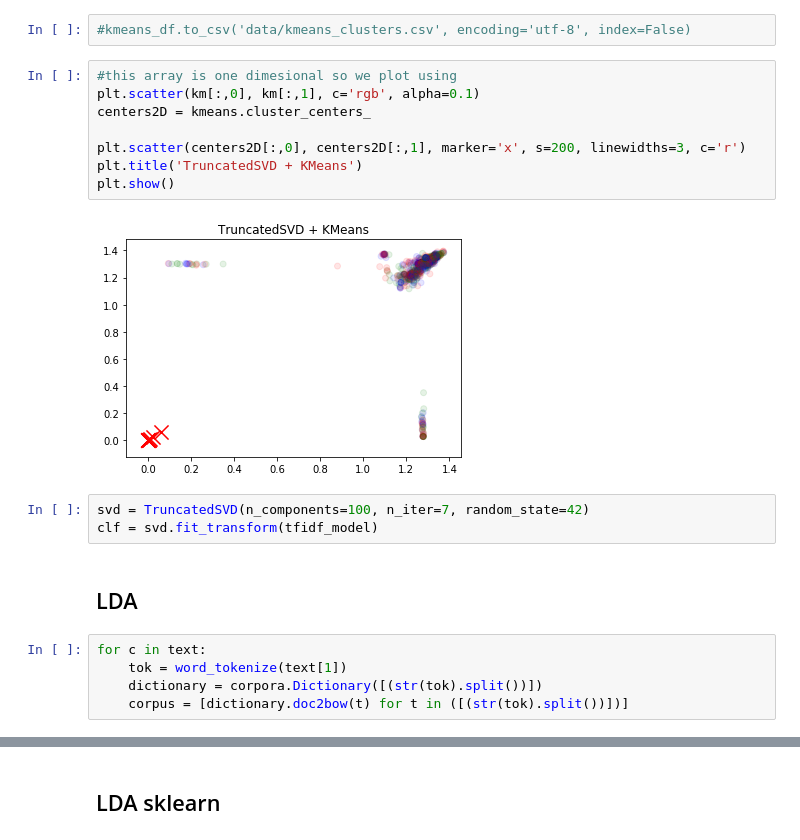
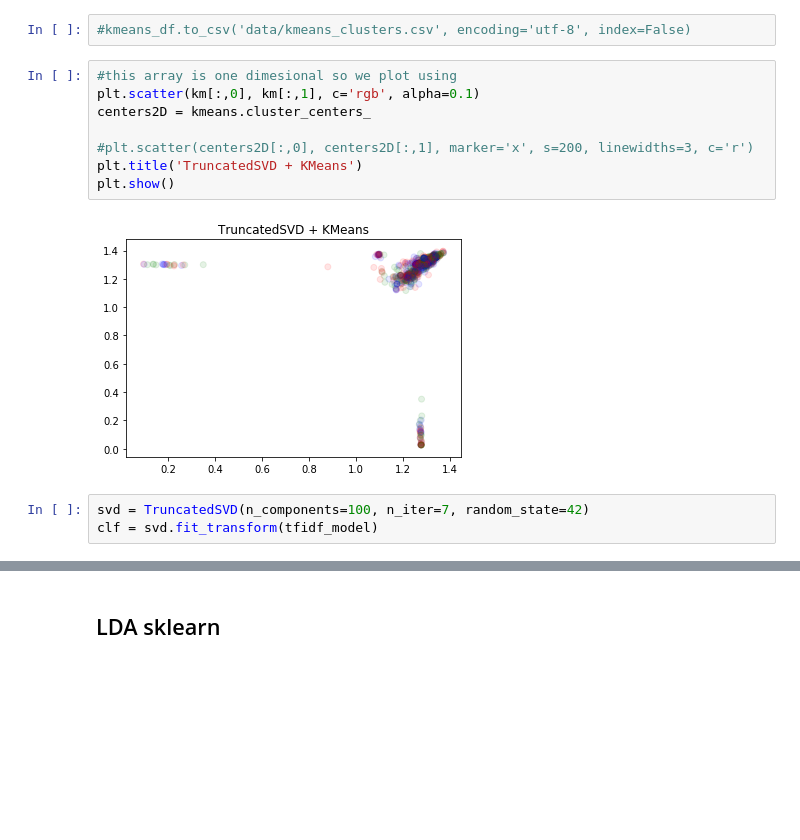
Before and after one commit to albertolovell/closed_caption_classifier, a Jupyter notebook: cc.ipynb, the cells around one changed output, grey strips where cells are left out. Drawn from its saved outputs; the diff is of its cells as text; blank space fills up the shorter version.

```diff
--- a/cc.ipynb
+++ b/cc.ipynb
@@ -591,20 +586,13 @@ kmeans_df.head(1)
 # %%
 #this array is one dimesional so we plot using
 plt.scatter(km[:,0], km[:,1], c='rgb', alpha=0.1)
 centers2D = kmeans.cluster_centers_
 
-plt.scatter(centers2D[:,0], centers2D[:,1], marker='x', s=200, linewidths=3, c='r')
+#plt.scatter(centers2D[:,0], centers2D[:,1], marker='x', s=200, linewidths=3, c='r')
 plt.title('TruncatedSVD + KMeans')
 plt.show()
 # %% [output]
-[figure, old version]
+[figure, new version]
 # %%
 svd = TruncatedSVD(n_components=100, n_iter=7, random_state=42)
 clf = svd.fit_transform(tfidf_model)
-# %% [markdown]
-## LDA
-# %%
-for c in text:
-    tok = word_tokenize(text[1])
-    dictionary = corpora.Dictionary([(str(tok).split())])
-    corpus = [dictionary.doc2bow(t) for t in ([(str(tok).split())])]
```
Also changed, not shown: parts of 11 cells of this notebook, 1 other file.
